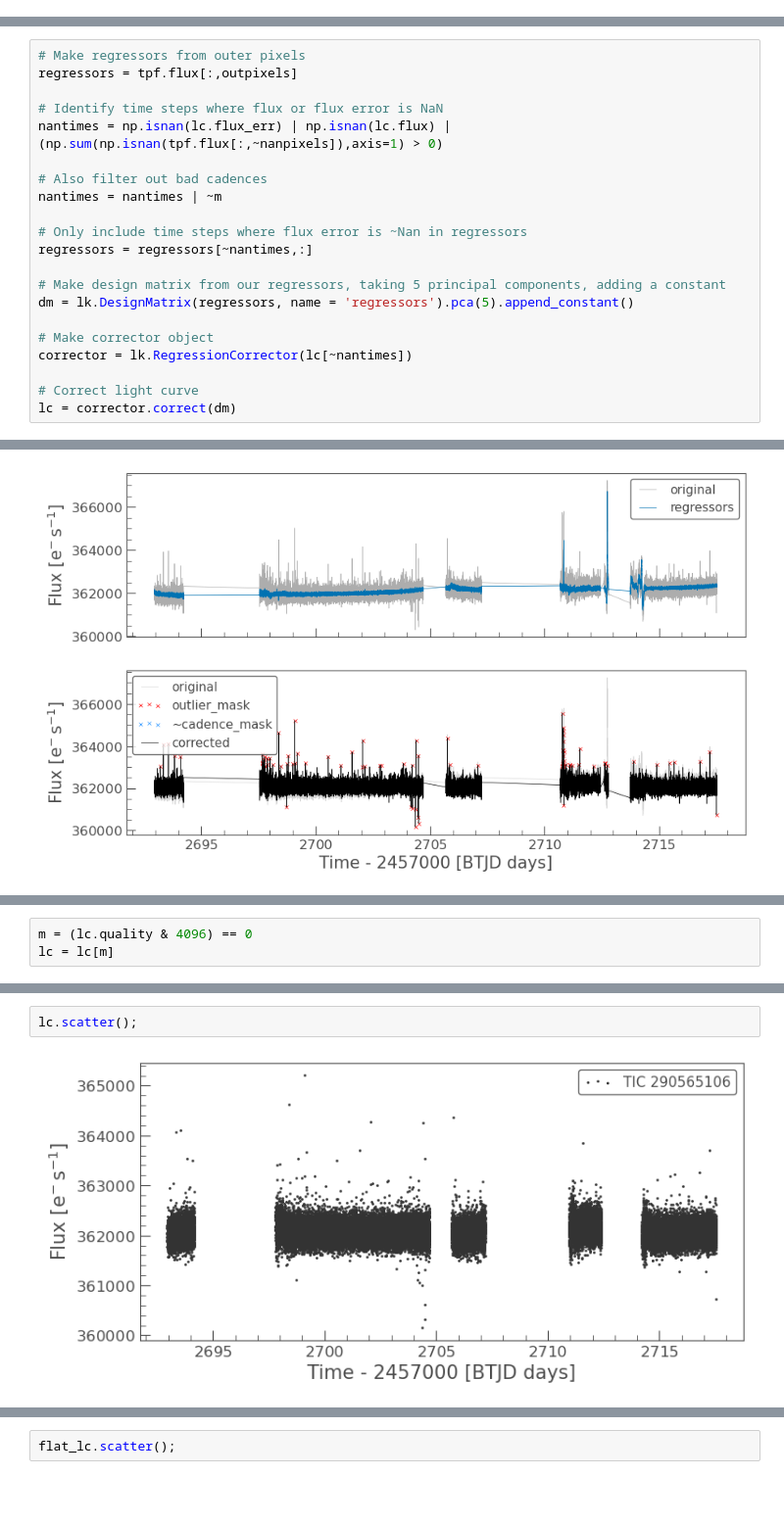
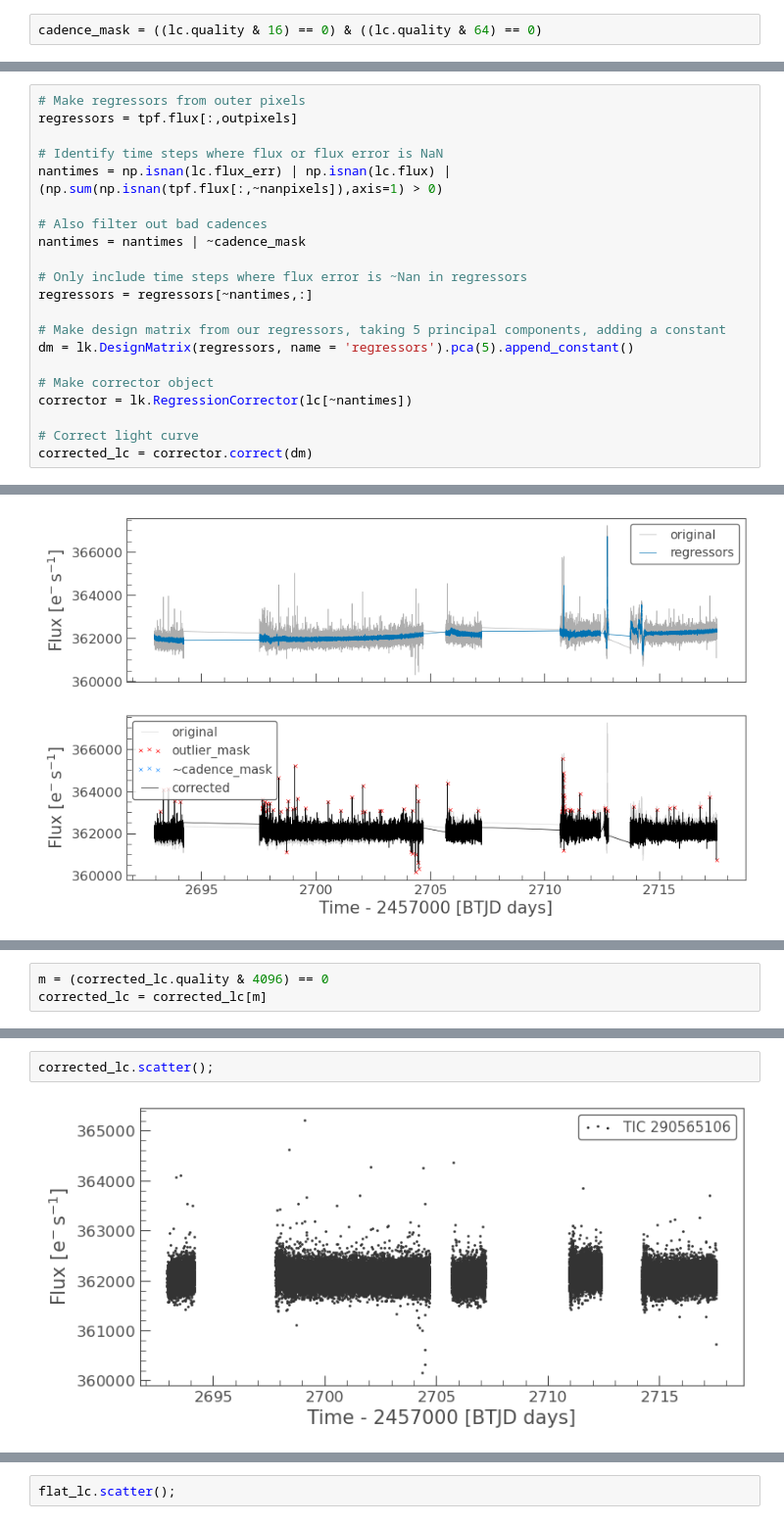
Before and after one commit to hvidy/HD140283-lc, a Jupyter notebook: HD140283.ipynb, the cells around one changed output, grey strips where cells are left out. Shown at 98% size. Saved outputs shown, nothing was run; the diff lists cells and outputs as text; blank space fills up the shorter version.

```diff
--- a/HD140283.ipynb
+++ b/HD140283.ipynb
@@ -60 +105,3 @@ m = ((lc.quality & 16) == 0) & ((lc.quality & 64) == 0)
+# %%
+cadence_mask = ((lc.quality & 16) == 0) & ((lc.quality & 64) == 0)
 # %%
@@ -79,7 +130,7 @@ regressors = tpf.flux[:,outpixels]
 nantimes = np.isnan(lc.flux_err) | np.isnan(lc.flux) | (np.sum(np.isnan(tpf.flux[:,~nanpixels]),axis=1) > 0)
 
 # Also filter out bad cadences
-nantimes = nantimes | ~m
+nantimes = nantimes | ~cadence_mask
 
 # Only include time steps where flux error is ~Nan in regressors
 regressors = regressors[~nantimes,:]
@@ -91,5 +142,5 @@ dm = lk.DesignMatrix(regressors, name = 'regressors').pca(5).append_constant()
 corrector = lk.RegressionCorrector(lc[~nantimes])
 
 # Correct light curve
-lc = corrector.correct(dm)
+corrected_lc = corrector.correct(dm)
 # %%
@@ -110,4 +171,4 @@ for flag in np.unique(lc.quality):
 # %%
-m = (lc.quality & 4096) == 0
-lc = lc[m]
+m = (corrected_lc.quality & 4096) == 0
+corrected_lc = corrected_lc[m]
 # %%
@@ -118,6 +179,6 @@ for flag in np.unique(lc.quality):
 # %% [output]
 [figure]
-# %%
-lc.scatter();
-# %% [output]
-[figure, removed]
+# %%
+corrected_lc.scatter();
+# %% [output]
+[figure, added]
```
Also changed, not shown: parts of 43 cells of this notebook.
